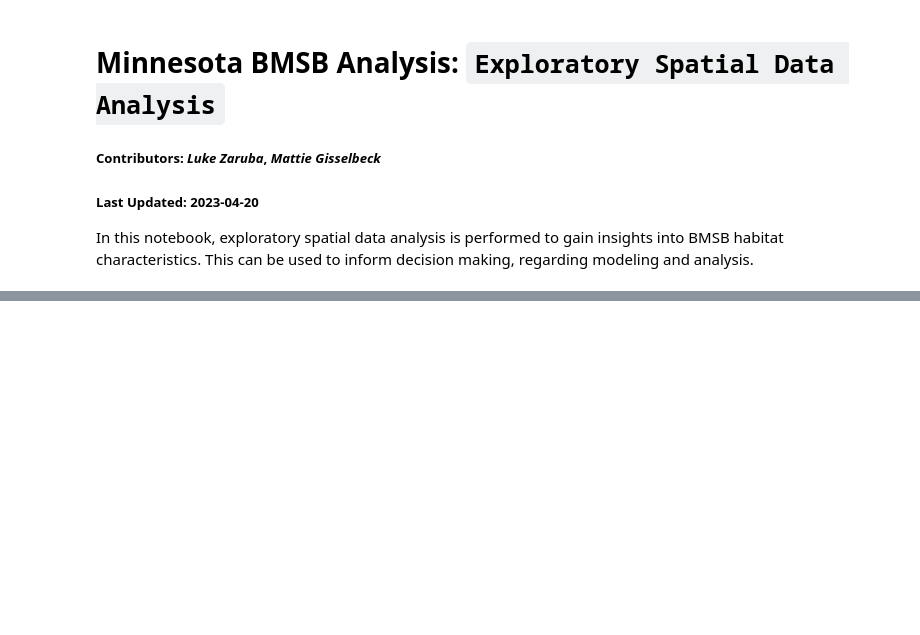
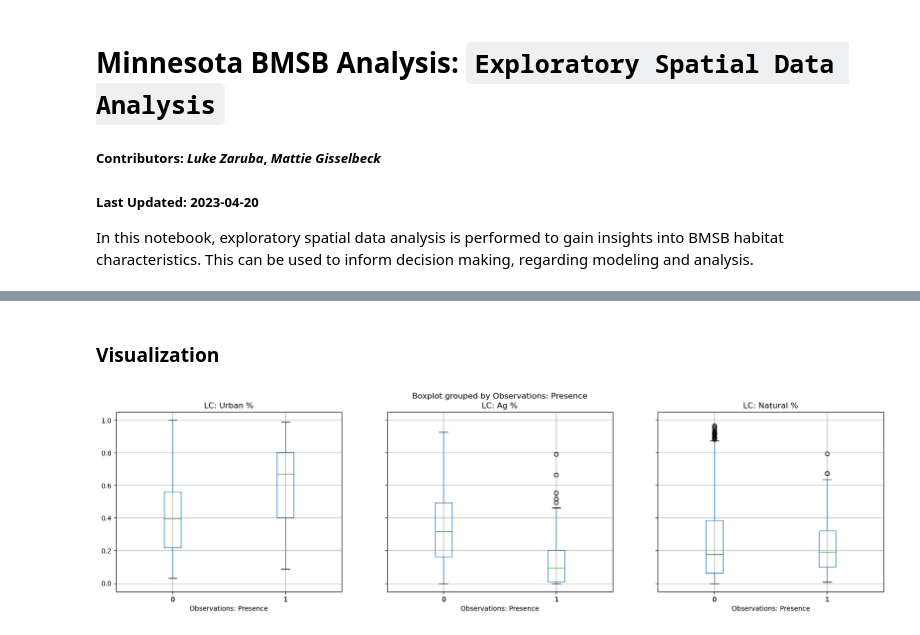
Before and after one commit to lukezaruba/minnesota-bmsb-analysis, a Jupyter notebook: notebooks/02-esda.ipynb, the cells around one changed output, grey strips where cells are left out. Cells and saved outputs as stored; diff of their text form; code cells hidden in the pictures; blank space fills up the shorter version.

```diff
--- a/notebooks/02-esda.ipynb
+++ b/notebooks/02-esda.ipynb
@@ -51,0 +39,3 @@ df["Observations: Presence"] = df["Observations: Count"].apply(lambda x: 1 if x
+# %%
+# Drop Columns
+df = df.drop(['Shape Length', 'County', 'GNIS', 'Weather: Join Count', 'LC: Urban', 'LC: Ag', 'LC: Natural', 'Observations: Count'], axis=1)
@@ -51,0 +107,9 @@ df["Observations: Presence"] = df["Observations: Count"].apply(lambda x: 1 if x
+# %% [markdown]
+### Visualization
+# %%
+# Landcover
+lc_box = df.boxplot(column=["LC: Urban %", "LC: Ag %", "LC: Natural %"], by="Observations: Presence", figsize=(20, 5), layout=(1, 3))
+
+lc_box;
+# %% [output]
+[figure, added]
```
Also changed, not shown: parts of 10 cells of this notebook, 9 other files.
